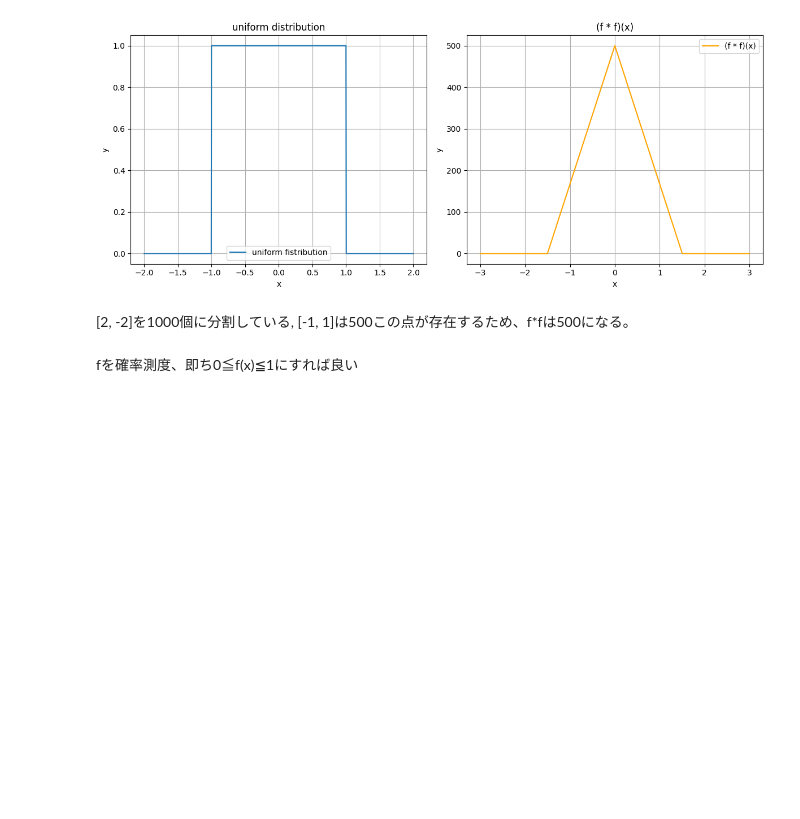
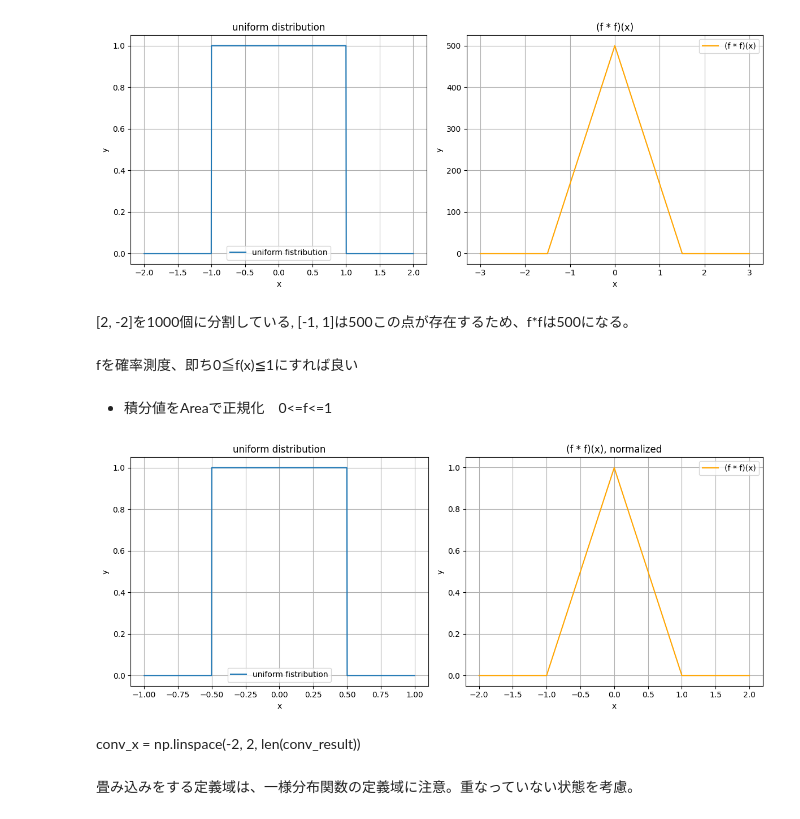
Before and after one commit to jamagiwa/math_visualize, a Jupyter notebook: probability_theory/characteristic_function.ipynb, the cells around one changed output. Drawn from its saved outputs; the diff is of its cells as text; code cells hidden in the pictures; blank space fills up the shorter version.

```diff
--- a/probability_theory/characteristic_function.ipynb
+++ b/probability_theory/characteristic_function.ipynb
@@ -139,3 +141,52 @@ plt.show()
 [2, -2]を1000個に分割している, [-1, 1]は500この点が存在するため、f*fは500になる。
 # %% [markdown]
 fを確率測度、即ち0≦f(x)≦1にすれば良い
+# %% [markdown]
+- 積分値をAreaで正規化　0<=f<=1
+# %%
+import numpy as np
+import matplotlib.pyplot as plt
+from scipy.signal import convolve
+
+#一様分布の定義
+x = np.linspace(-1, 1, 1000)
+unform_dist = np.where(np.abs(x) <= 1, 1, 0)
+
+#畳み込み
+conv_result = convolve(uniform_dist, uniform_dist, mode = "full")
+conv_x = np.linspace(-2, 2, len(conv_result))
+
+#正規化
+#畳み込み積分の値を算出
+area  = np.trapz(conv_result,  conv_x)#np.trapz(y, x)でAreaを算出
+#正規化
+conv_result_normalized = conv_result /  area
+
+
+#一様分布と畳み込み後を別々に
+fig, axes = plt.subplots(1, 2, figsize = (12, 5))
+#左側, 一様分布
+axes[0].plot(x, uniform_dist, label ="uniform fistribution")
+axes[0].set_title("uniform distribution")
+axes[0].set_xlabel("x")
+axes[0].set_ylabel("y")
+axes[0].grid(True)
+axes[0].legend()
+
+#右側, 畳み込み後
+axes[1].plot(conv_x, conv_result_normalized, label='(f * f)(x)', color='orange')
+axes[1].set_title('(f * f)(x), normalized')
+axes[1].set_xlabel('x')
+axes[1].set_ylabel('y')
+axes[1].grid(True)
+axes[1].legend()
+
+#出力
+plt.tight_layout()
+plt.show()
+# %% [output]
+[figure, added]
+# %% [markdown]
+conv_x = np.linspace(-2, 2, len(conv_result))
+# %% [markdown]
+畳み込みをする定義域は、一様分布関数の定義域に注意。重なっていない状態を考慮。
```
Also changed, not shown: parts of 7 cells of this notebook.
